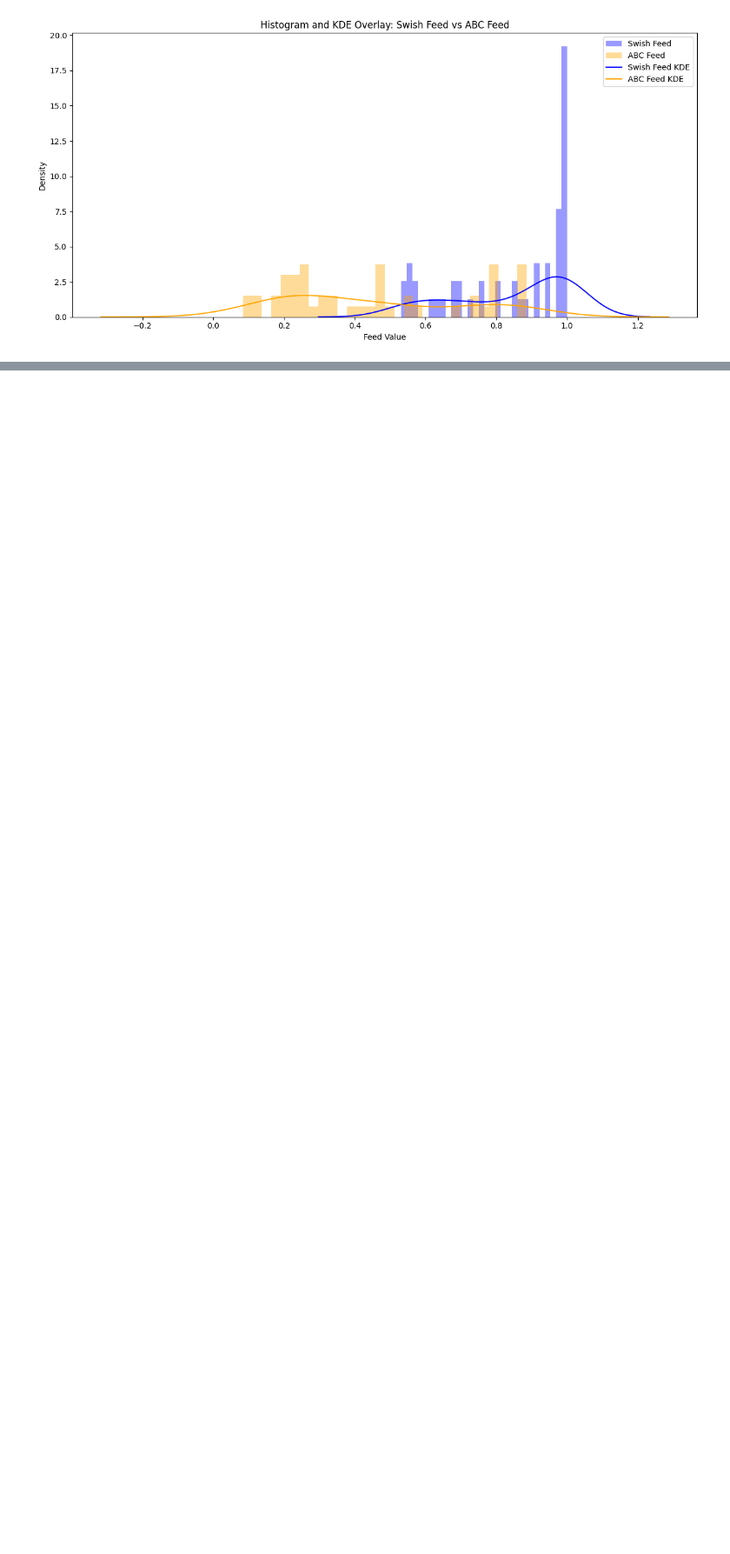
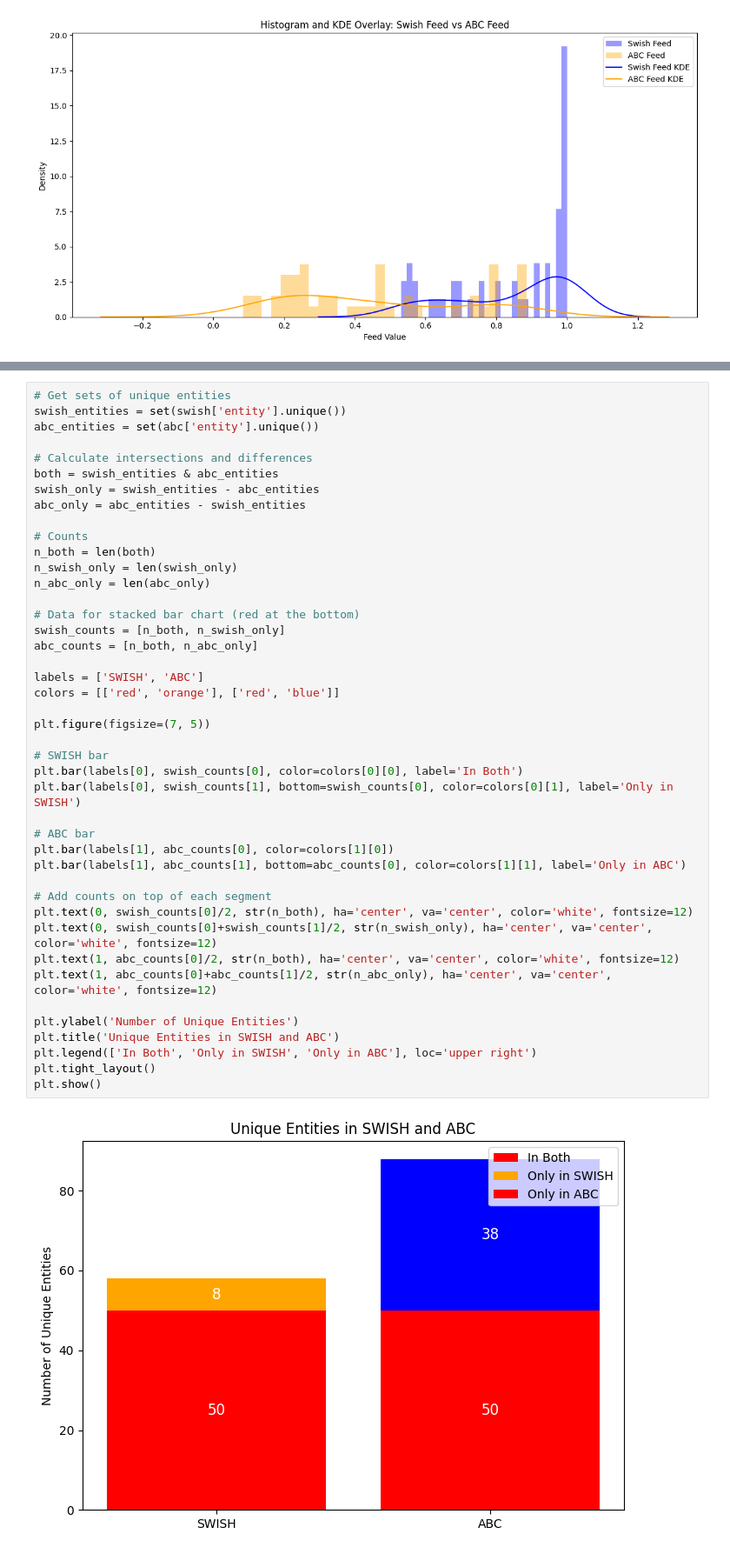
Before and after one commit to maximillian-jacob/DataScience, a Jupyter notebook: main_swish_vs_abc.ipynb, the cells around one changed output, grey strips where cells are left out. Shown: that part at 87% size. Drawn from its saved outputs; the diff is of its cells as text; blank space fills up the shorter version.

```diff
--- a/main_swish_vs_abc.ipynb
+++ b/main_swish_vs_abc.ipynb
@@ -295,0 +377,45 @@ plt.show()
+# %%
+# Get sets of unique entities
+swish_entities = set(swish['entity'].unique())
+abc_entities = set(abc['entity'].unique())
+
+# Calculate intersections and differences
+both = swish_entities & abc_entities
+swish_only = swish_entities - abc_entities
+abc_only = abc_entities - swish_entities
+
+# Counts
+n_both = len(both)
+n_swish_only = len(swish_only)
+n_abc_only = len(abc_only)
+
+# Data for stacked bar chart (red at the bottom)
+swish_counts = [n_both, n_swish_only]
+abc_counts = [n_both, n_abc_only]
+
+labels = ['SWISH', 'ABC']
+colors = [['red', 'orange'], ['red', 'blue']]
+
+plt.figure(figsize=(7, 5))
+
+# SWISH bar
+plt.bar(labels[0], swish_counts[0], color=colors[0][0], label='In Both')
+plt.bar(labels[0], swish_counts[1], bottom=swish_counts[0], color=colors[0][1], label='Only in SWISH')
+
+# ABC bar
+plt.bar(labels[1], abc_counts[0], color=colors[1][0])
+plt.bar(labels[1], abc_counts[1], bottom=abc_counts[0], color=colors[1][1], label='Only in ABC')
+
+# Add counts on top of each segment
+plt.text(0, swish_counts[0]/2, str(n_both), ha='center', va='center', color='white', fontsize=12)
+plt.text(0, swish_counts[0]+swish_counts[1]/2, str(n_swish_only), ha='center', va='center', color='white', fontsize=12)
+plt.text(1, abc_counts[0]/2, str(n_both), ha='center', va='center', color='white', fontsize=12)
+plt.text(1, abc_counts[0]+abc_counts[1]/2, str(n_abc_only), ha='center', va='center', color='white', fontsize=12)
+
+plt.ylabel('Number of Unique Entities')
+plt.title('Unique Entities in SWISH and ABC')
+plt.legend(['In Both', 'Only in SWISH', 'Only in ABC'], loc='upper right')
+plt.tight_layout()
+plt.show()
+# %% [output]
+[figure, added]
```
Also changed, not shown: parts of 12 cells of this notebook.
